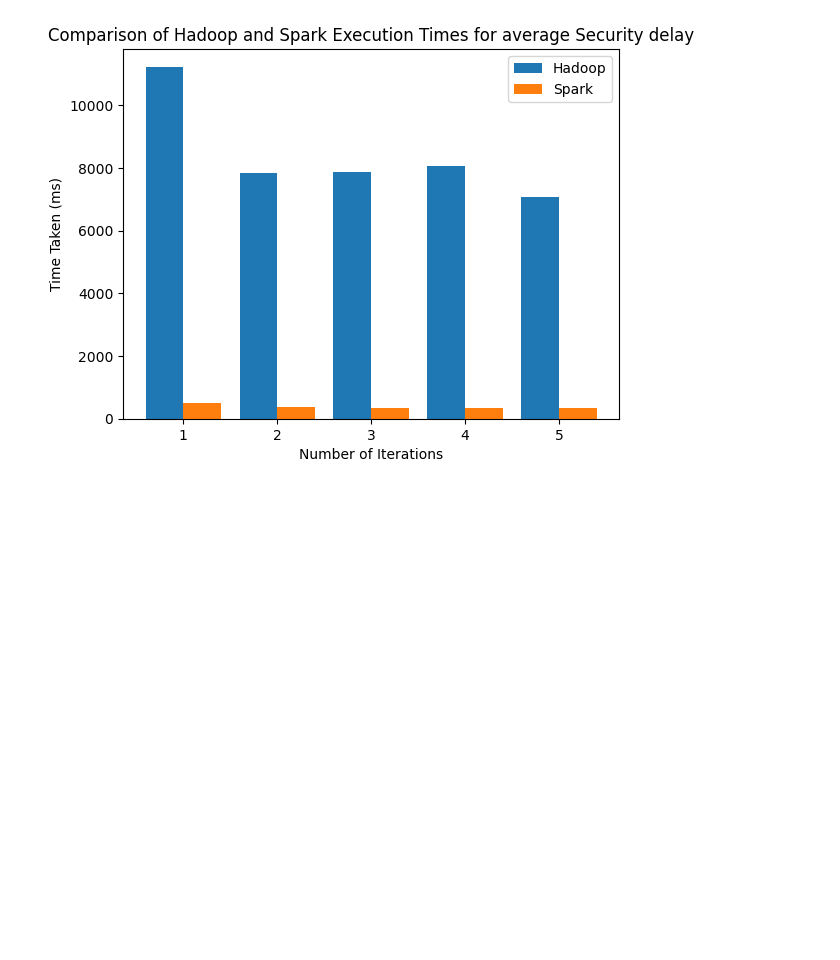
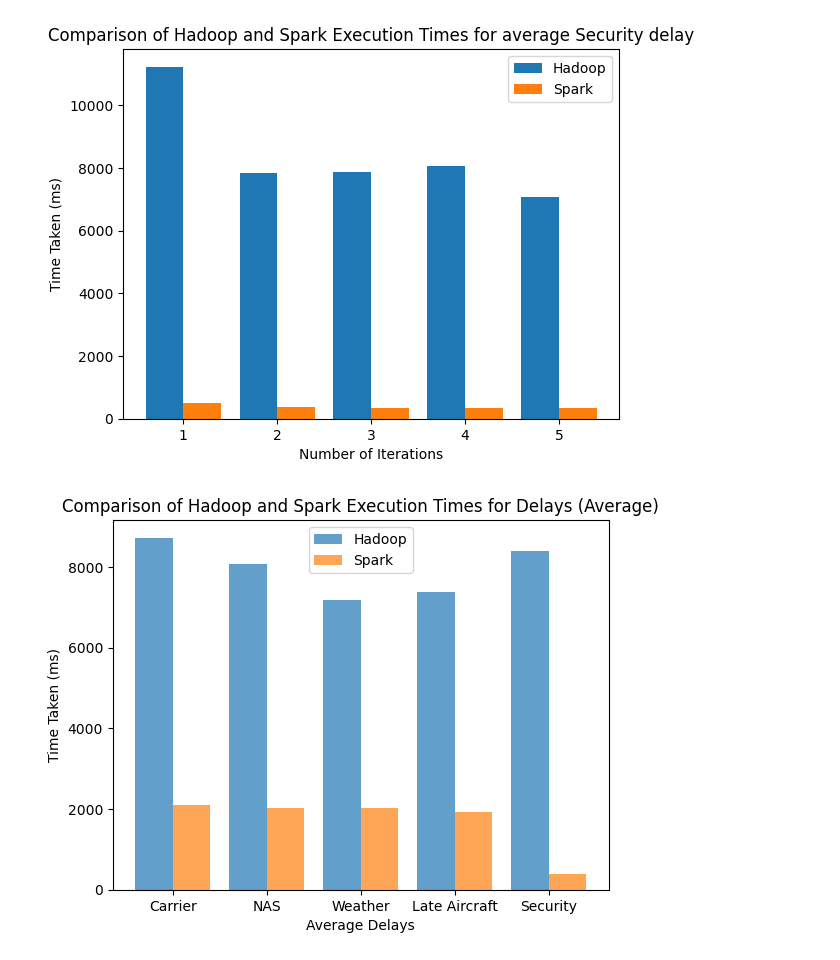
Before and after one commit to HNK-ENG/UoM_MapReduce-vs-Spark, a Jupyter notebook: flight_delay_results.ipynb, the cells around one changed output. Saved outputs shown, nothing was run; the diff lists cells and outputs as text; code cells hidden in the pictures; blank space fills up the shorter version.

```diff
--- a/flight_delay_results.ipynb
+++ b/flight_delay_results.ipynb
@@ -99,0 +74,21 @@ plt.show()
+# %%
+iterations = ['Carrier', 'NAS', 'Weather', 'Late Aircraft', 'Security']
+hadoop_times = np.array([8727.2, 8073.8, 7173.4, 7388.2, 8406])
+spark_times = np.array([2089.2, 2032.6, 2032.6, 1931.2, 378.8])
+
+bar_width = 0.4
+
+positions_hadoop = np.arange(len(iterations))
+positions_spark = positions_hadoop + bar_width
+
+plt.bar(positions_hadoop, hadoop_times, width=bar_width, label='Hadoop', alpha=0.7)
+plt.bar(positions_spark, spark_times, width=bar_width, label='Spark', alpha=0.7)
+plt.xlabel('Average Delays')
+plt.ylabel('Time Taken (ms)')
+plt.title('Comparison of Hadoop and Spark Execution Times for Delays (Average)')
+plt.legend()
+plt.xticks(positions_hadoop + bar_width / 2, iterations)
+plt.savefig('total_avg_delays.png')
+plt.show()
+# %% [output]
+[figure, added]
```
Also changed, not shown: parts of 1 cell of this notebook, 7 other files.
